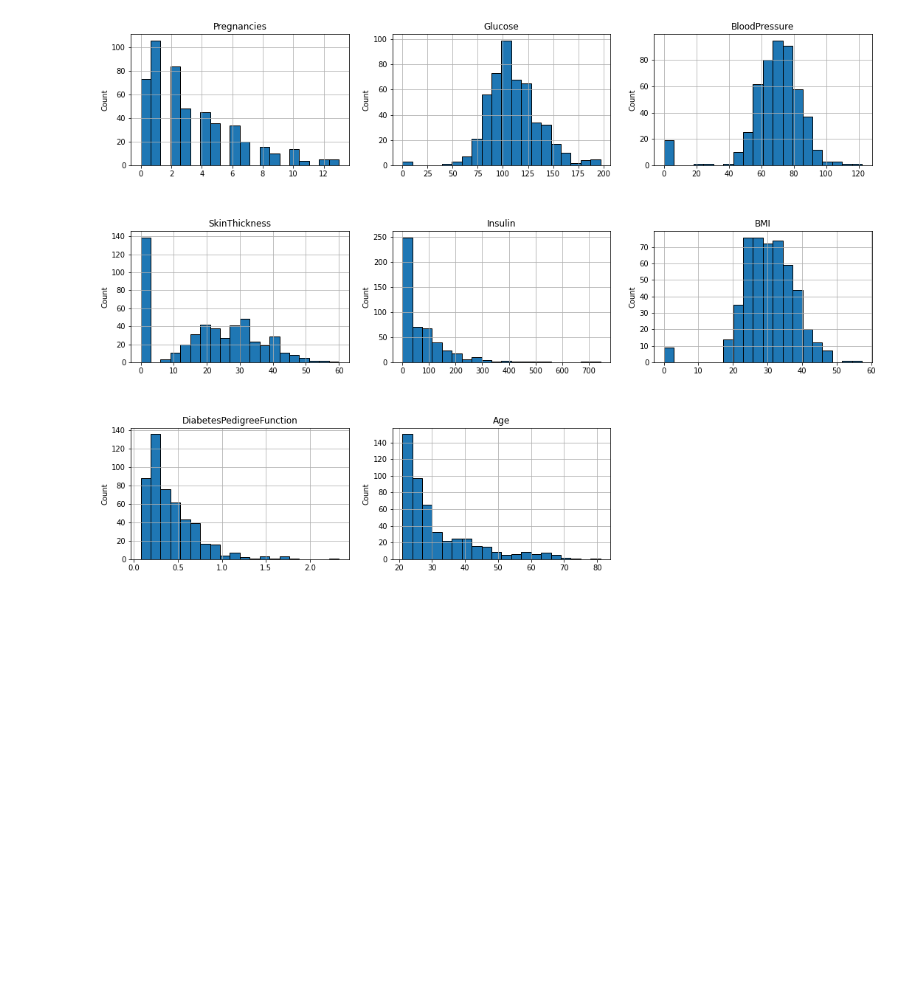
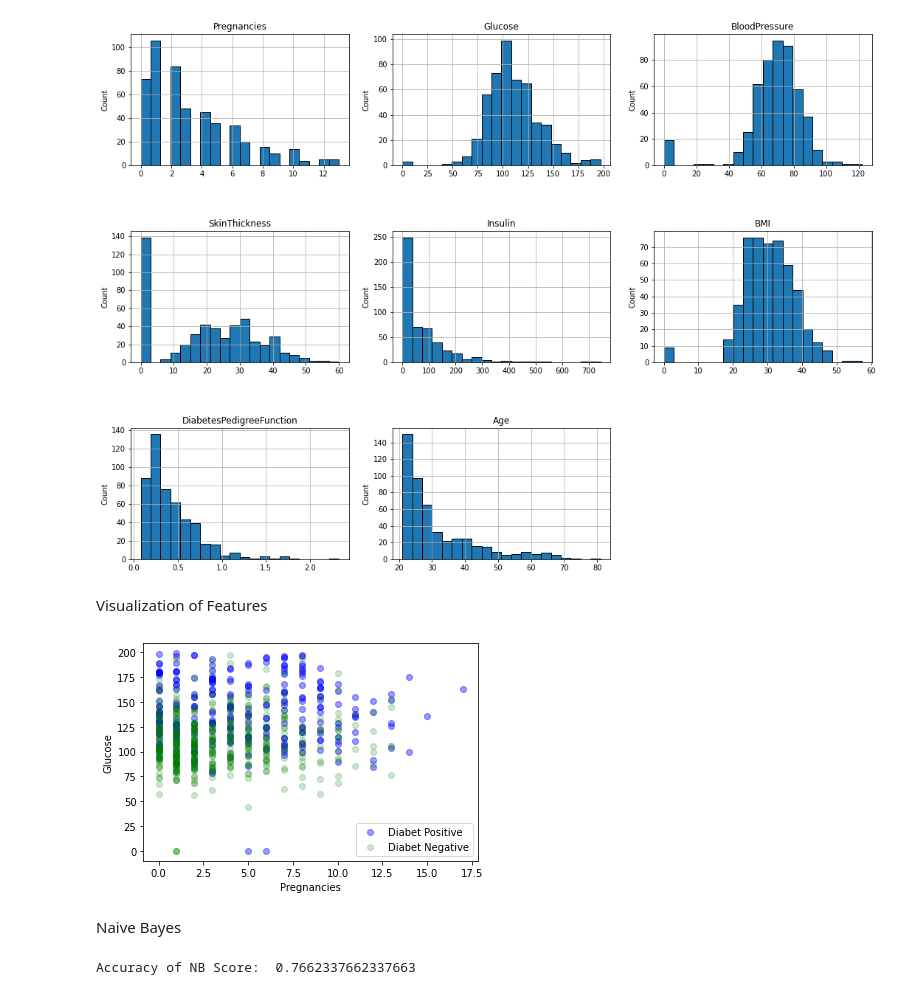
Before and after one commit to HoucemZribi/Diabet, a Jupyter notebook: Diabet.ipynb, the cells around one changed output. Drawn from its saved outputs; the diff is of its cells as text; code cells hidden in the pictures; blank space fills up the shorter version.

```diff
--- a/Diabet.ipynb
+++ b/Diabet.ipynb
@@ -122,3 +122,30 @@ for i,j in itertools.zip_longest(columns,range(length)):
 plt.show()
 # %% [output]
 [figure]
+# %% [markdown]
+Visualization of Features
+# %%
+plt.scatter(p.Pregnancies,p.Glucose,color = "blue",label="Diabet Positive",alpha=0.4)
+plt.scatter(n.Pregnancies,n.Glucose,color = "green",label="Diabet Negative",alpha=0.2)
+plt.xlabel("Pregnancies")
+plt.ylabel("Glucose")
+plt.legend()
+plt.show()
+# %% [output]
+[figure, added]
+# %% [markdown]
+Naive Bayes
+# %%
+x = data.drop(['Outcome'],axis=1)
+y = data.Outcome
+test_size = 0.2
+x_train, x_test, y_train, y_test = train_test_split(x,y,test_size=test_size,random_state=42)
+from sklearn.naive_bayes import GaussianNB
+NB = GaussianNB()
+NB.fit(x_train,y_train) #learning
+#prediction
+print("Accuracy of NB Score: ", NB.score(x_test,y_test))
+
+NBscore= NB.score(x_test,y_test)
+# %% [output]
+Accuracy of NB Score:  0.7662337662337663
```
Also changed, not shown: parts of 1 cell of this notebook.
